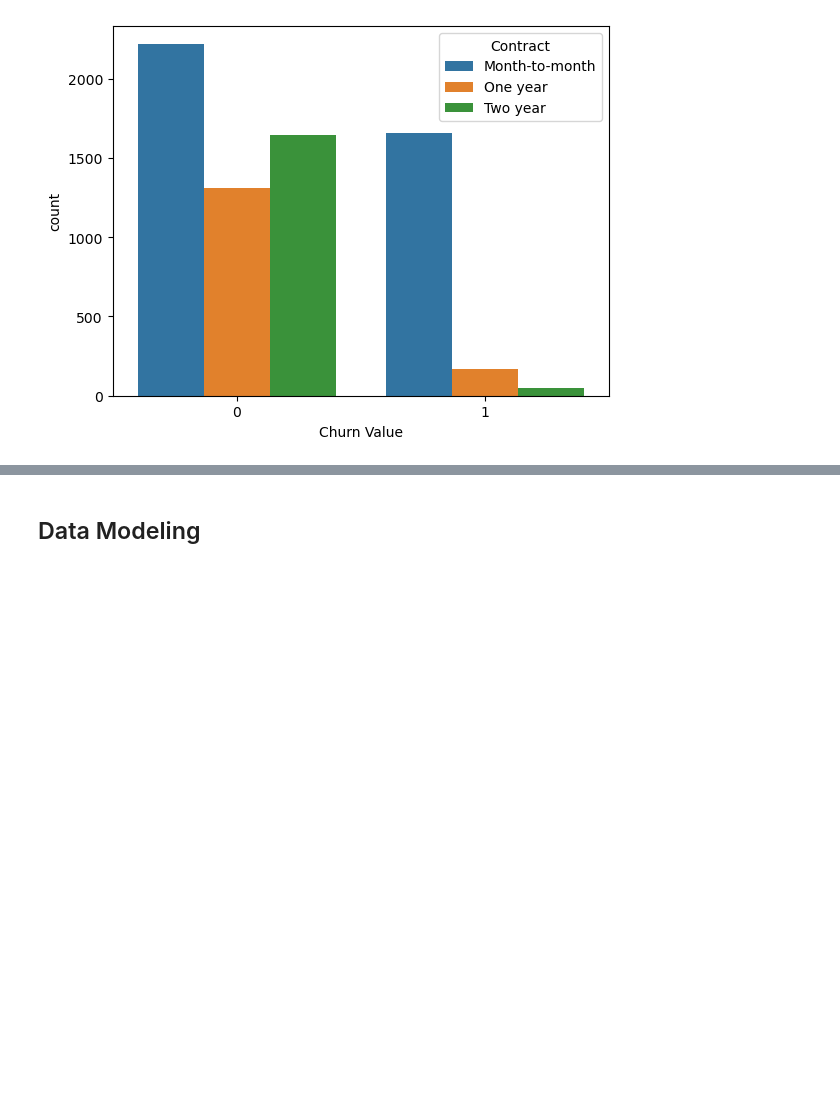
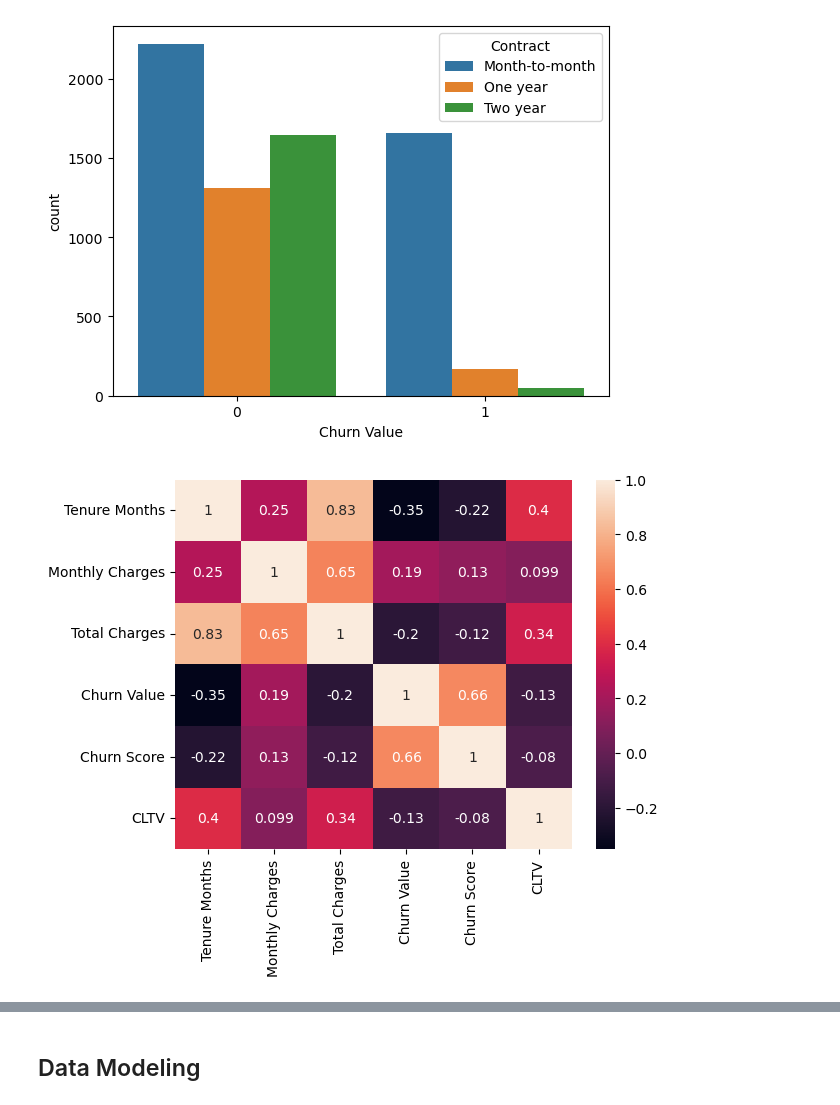
Before and after one commit to nadpierre/telco-churn-classification-project, a Jupyter notebook: DataAnalysisAndModeling.ipynb, the cells around one changed output, grey strips where cells are left out. Cells and saved outputs as stored; diff of their text form; code cells hidden in the pictures; blank space fills up the shorter version.

```diff
--- a/DataAnalysisAndModeling.ipynb
+++ b/DataAnalysisAndModeling.ipynb
@@ -184,2 +264,8 @@ sns.countplot(data=df, x='Churn Value', hue='Contract');
 # %% [output]
 [figure]
+# %%
+# Heatmap
+corr_matrix = df.corr(numeric_only=True)
+sns.heatmap(corr_matrix, annot=True);
+# %% [output]
+[figure, added]
```
Also changed, not shown: parts of 26 cells of this notebook, 1 other file.
